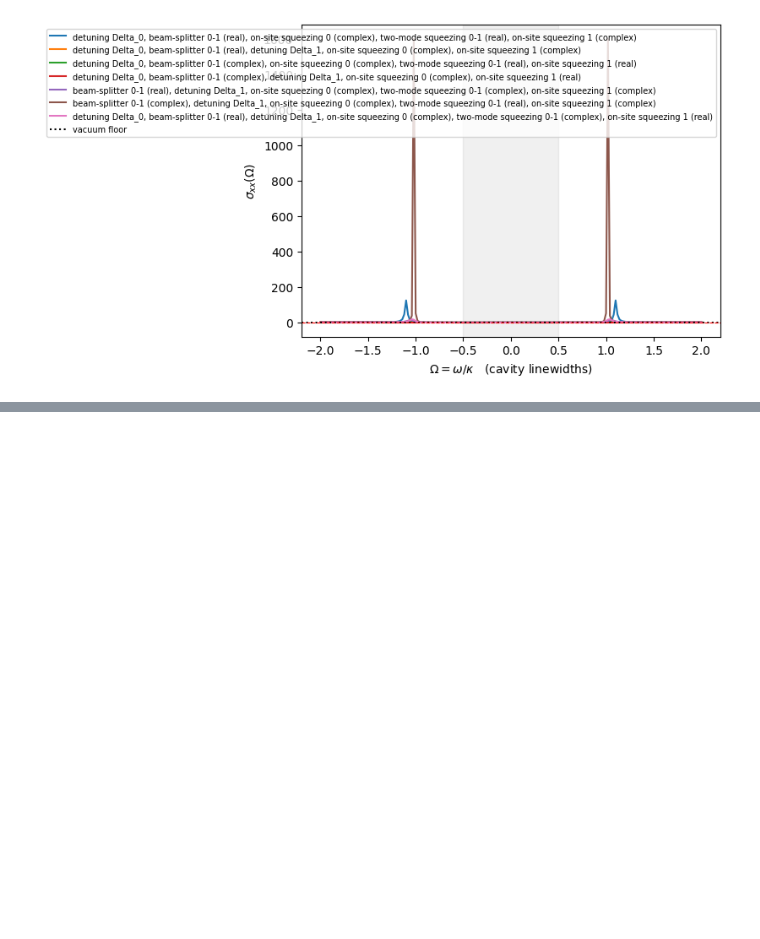
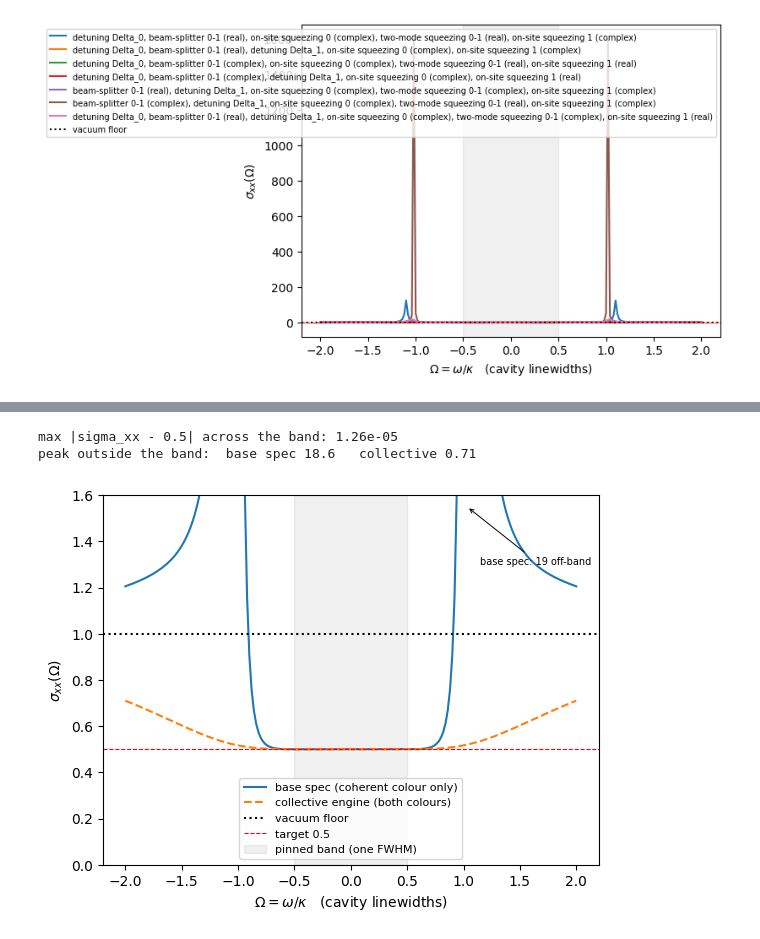
Before and after one commit to Fouriersaur/AutoGaussian, a Jupyter notebook: autogaussian/2_directional_and_broadband.ipynb, the cells around one changed output, grey strips where cells are left out. Saved outputs shown, nothing was run; the diff lists cells and outputs as text; code cells hidden in the pictures; blank space fills up the shorter version.

```diff
--- a/autogaussian/2_directional_and_broadband.ipynb
+++ b/autogaussian/2_directional_and_broadband.ipynb
@@ -605,0 +707,17 @@ plt.show()
+# %%
+# one mode, so "collective" is empty by construction (support 2 needs 2 modes).
+# The only element the base spec lacked is a *private Bogoliubov* dissipator:
+# single-mode dissipative squeezing, which the base spec has no slot for.
+print("%-8s %-8s %-7s %s" % ("budget", "seed", "valid", "best fit loss"))
+for budget in (10.0, 100.0, 1000.0):
+    for seed in (0, 1, 7):
+        trial = CollectiveArchitectureOptimizer(
+            problem_bbc.target, num_auxiliary_modes=0, seed=seed, make_initial_test=False,
+            channel_kwargs=dict(max_support=1, private_bogoliubov=True),
+            kwargs_optimization={"num_tests": 60},
+            constraints=(LinewidthAnchor(mode=0, value=1.0),
+                         CollectiveCooperativityBudget(maximum=budget)),
+            **{k: v for k, v in kwargs_bbc.items() if k != "constraints"})
+        ok, infos = trial.test_graph(trial.space.fully_connected())
+        print("C <= %-4g %-8d %-7s %.2e"
+              % (budget, seed, ok, min(info["loss_reached"] for info in infos)))
@@ -605,0 +865,29 @@ plt.show()
+# %%
+spectrum_bbc = np.array([np.real(np.asarray(optimizer_bbc.oracle.covariance(x_bbc, w))[0, 0])
+                         for w in omegas])
+in_band = np.abs(omegas) <= BANDWIDTH
+print("max |sigma_xx - 0.5| across the band: %.2e"
+      % np.max(np.abs(spectrum_bbc[in_band] - 0.5)))
+print("peak outside the band:  base spec %.1f   collective %.2f"
+      % (np.max(spectrum[~in_band]), np.max(spectrum_bbc[~in_band])))
+
+plt.plot(omegas, spectrum, "-", label="base spec (coherent colour only)")
+plt.plot(omegas, spectrum_bbc, "--", label="collective engine (both colours)")
+plt.axhline(1.0, color="k", ls=":", label="vacuum floor")
+plt.axhline(0.5, color="r", ls="--", lw=0.8, label="target 0.5")
+plt.axvspan(-BANDWIDTH, BANDWIDTH, color="k", alpha=0.06, label="pinned band (one FWHM)")
+
+# the base-spec solution antisqueezes hard just outside the band; autoscaling to
+# it hides the only region the target constrains, so clip and say so instead
+plt.ylim(0.0, 1.6)
+plt.annotate("base spec: %.0f off-band" % np.max(spectrum[~in_band]),
+             xy=(1.03, 1.55), xytext=(1.15, 1.30), fontsize=7,
+             arrowprops=dict(arrowstyle="->", lw=0.7))
+plt.xlabel(r"$\Omega = \omega/\kappa$   (cavity linewidths)")
+plt.ylabel(r"$\sigma_{xx}(\Omega)$")
+plt.legend(fontsize=8, loc="lower center")
+plt.show()
+# %% [output]
+max |sigma_xx - 0.5| across the band: 1.26e-05
+peak outside the band:  base spec 18.6   collective 0.71
+[figure, added]
```
Also changed, not shown: parts of 16 cells of this notebook, 4 other files.
